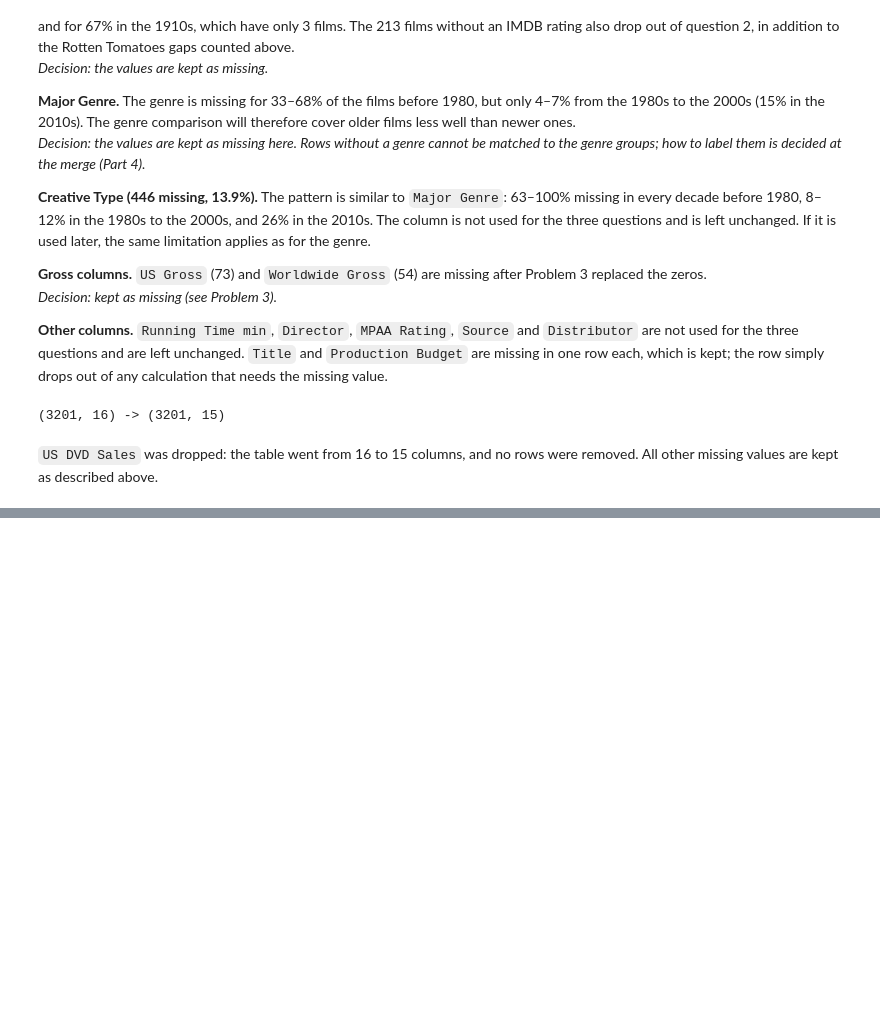
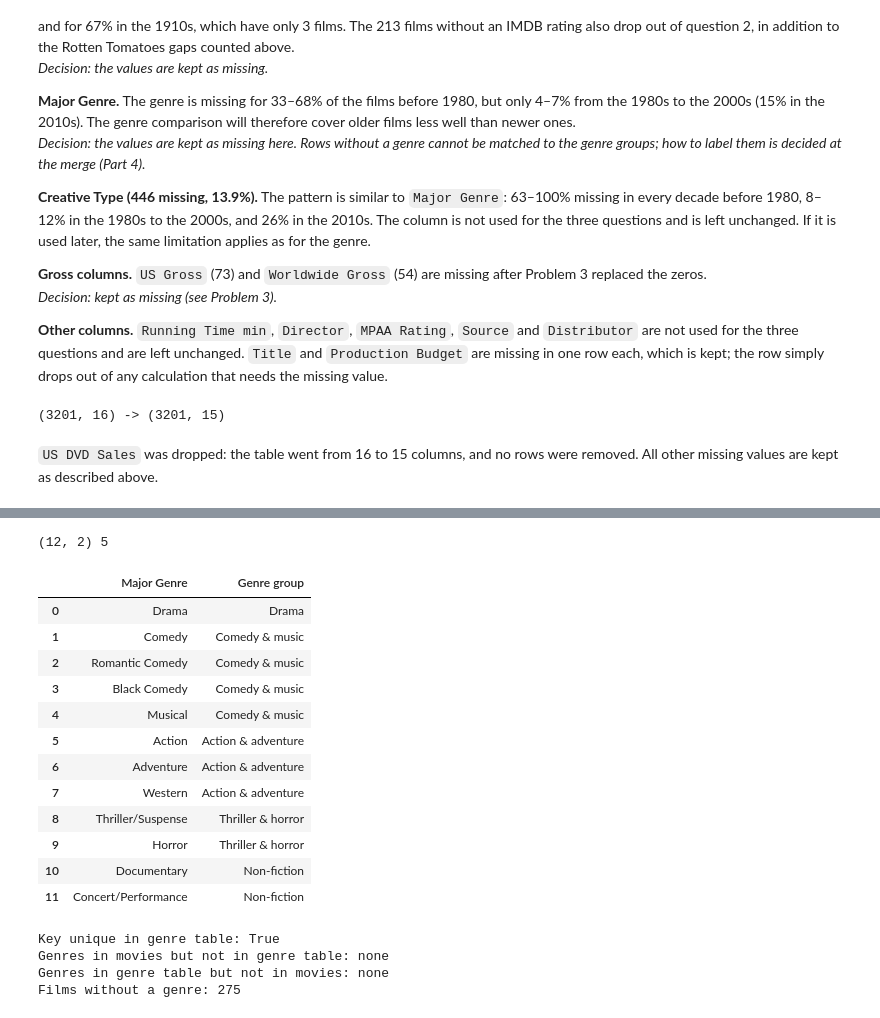
Before and after one commit to VictorSago/Lexicon-Labs, a Jupyter notebook: DA-Project/moviesdata.ipynb, the cells around one changed output, grey strips where cells are left out. Cells and saved outputs as stored; diff of their text form; code cells hidden in the pictures; blank space fills up the shorter version.

Commit message:
DA Project: merge with genres

```diff
--- a/DA-Project/moviesdata.ipynb
+++ b/DA-Project/moviesdata.ipynb
@@ -591,0 +596,33 @@ print(shape_before, "->", movies.shape)
+# %%
+# Examine the second table
+print(genres.shape, genres["Genre group"].nunique())
+genres
+# %% [output]
+(12, 2) 5
+|  | Major Genre | Genre group |
+| 0 | Drama | Drama |
+| 1 | Comedy | Comedy & music |
+| 2 | Romantic Comedy | Comedy & music |
+| 3 | Black Comedy | Comedy & music |
+| 4 | Musical | Comedy & music |
+| 5 | Action | Action & adventure |
+| 6 | Adventure | Action & adventure |
+| 7 | Western | Action & adventure |
+| 8 | Thriller/Suspense | Thriller & horror |
+| 9 | Horror | Thriller & horror |
+| 10 | Documentary | Non-fiction |
+| 11 | Concert/Performance | Non-fiction |
+# %%
+# Genres in one set but not in another
+only_in_movies = sorted(set(movies["Major Genre"].dropna()) - set(genres["Major Genre"]))
+only_in_genres = sorted(set(genres["Major Genre"]) - set(movies["Major Genre"].dropna()))
+
+print("Key unique in genre table:", genres["Major Genre"].is_unique)
+print("Genres in movies but not in genre table:", ", ".join(only_in_movies) if only_in_movies else "none")
+print("Genres in genre table but not in movies:", ", ".join(only_in_genres) if only_in_genres else "none")
+print("Films without a genre:", movies["Major Genre"].isna().sum())
+# %% [output]
+Key unique in genre table: True
+Genres in movies but not in genre table: none
+Genres in genre table but not in movies: none
+Films without a genre: 275
```
Also changed, not shown: parts of 5 cells of this notebook.
